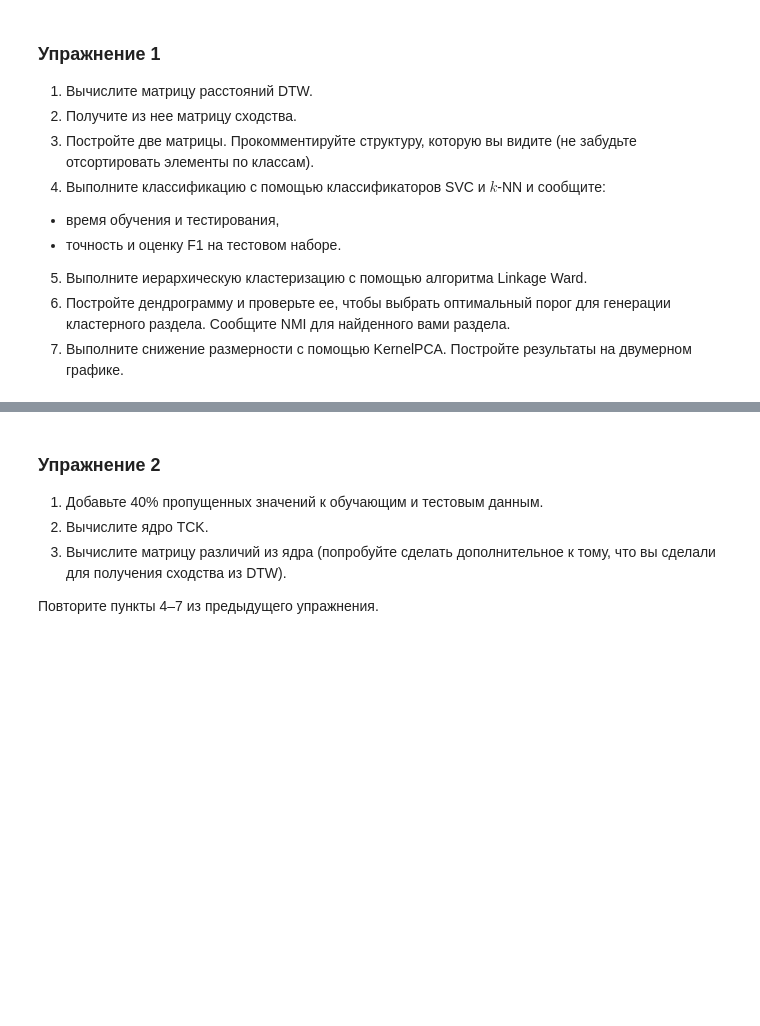
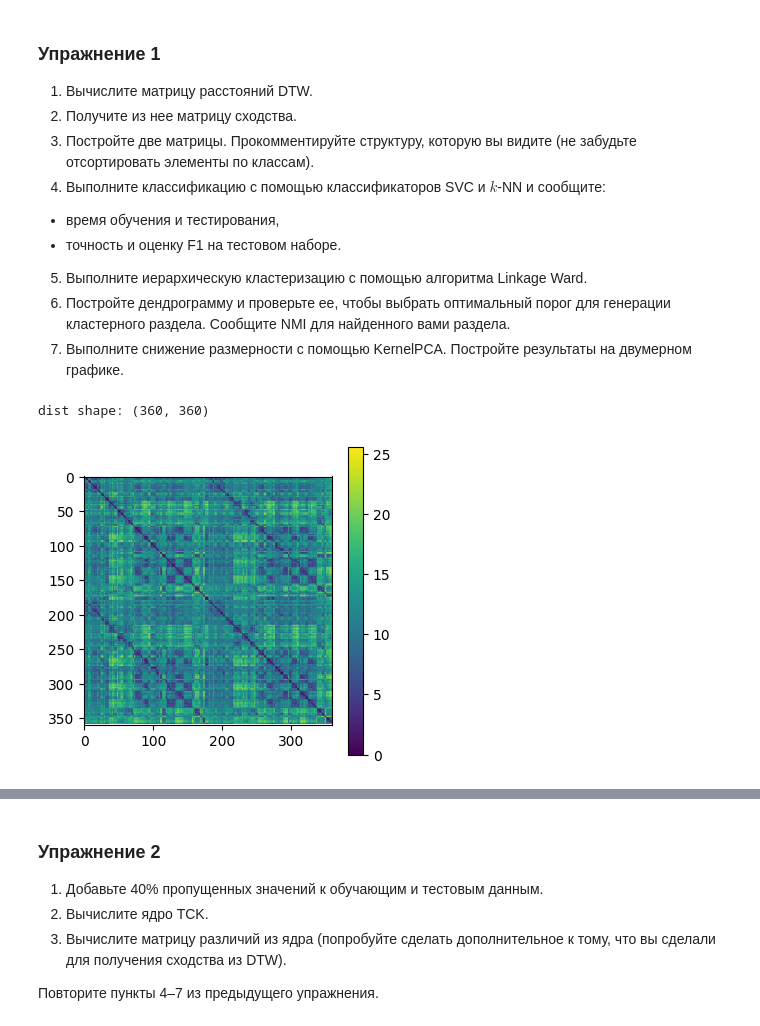
Before and after one commit to RinatHar/TimeSeries, a Jupyter notebook: 10 classification_clustering.ipynb, the cells around one changed output, grey strips where cells are left out. Drawn from its saved outputs; the diff is of its cells as text; code cells hidden in the pictures; blank space fills up the shorter version.

```diff
--- a/10 classification_clustering.ipynb
+++ b/10 classification_clustering.ipynb
@@ -1488,3 +1488,20 @@ Data shapes:
 5. Выполните иерархическую кластеризацию с помощью алгоритма Linkage Ward.
 6. Постройте дендрограмму и проверьте ее, чтобы выбрать оптимальный порог для генерации кластерного раздела. Сообщите NMI для найденного вами раздела.
 7. Выполните снижение размерности с помощью KernelPCA. Постройте результаты на двумерном графике.
+# %%
+# Concatenate X and Xte
+X = np.concatenate((Xtr, Xte), axis=0)
+Y = np.concatenate((Ytr, Yte), axis=0)
+# %%
+# Compute the dissimilarity matrix
+dtw_dist = dtw_ndim.distance_matrix_fast(X)
+print("dist shape:", dtw_dist.shape)
+
+# Plot the distance matrix
+plt.figure(figsize=(4,4))
+plt.imshow(dtw_dist, cmap='viridis')
+plt.colorbar()
+plt.show()
+# %% [output]
+dist shape: (360, 360)
+[figure, added]
```
Also changed, not shown: parts of 35 cells of this notebook, 4 other files.
